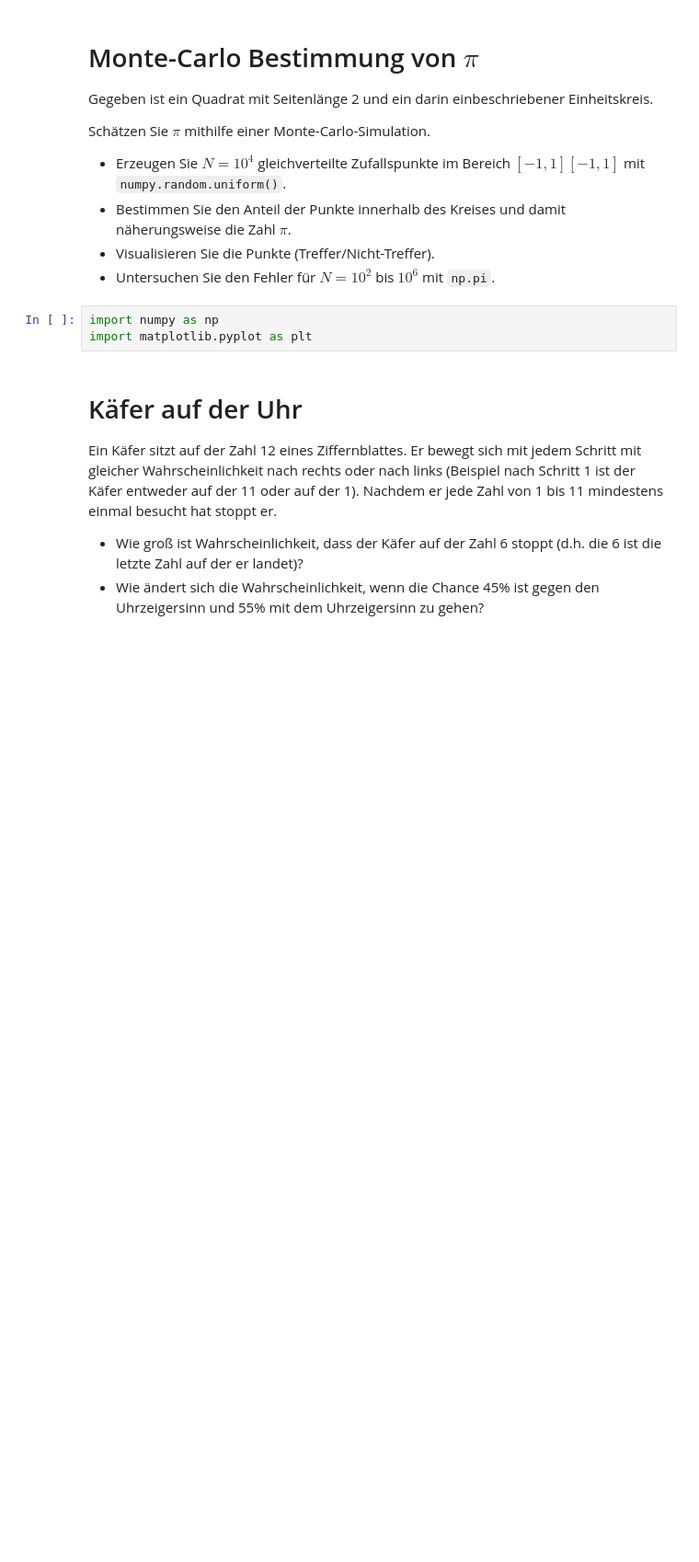
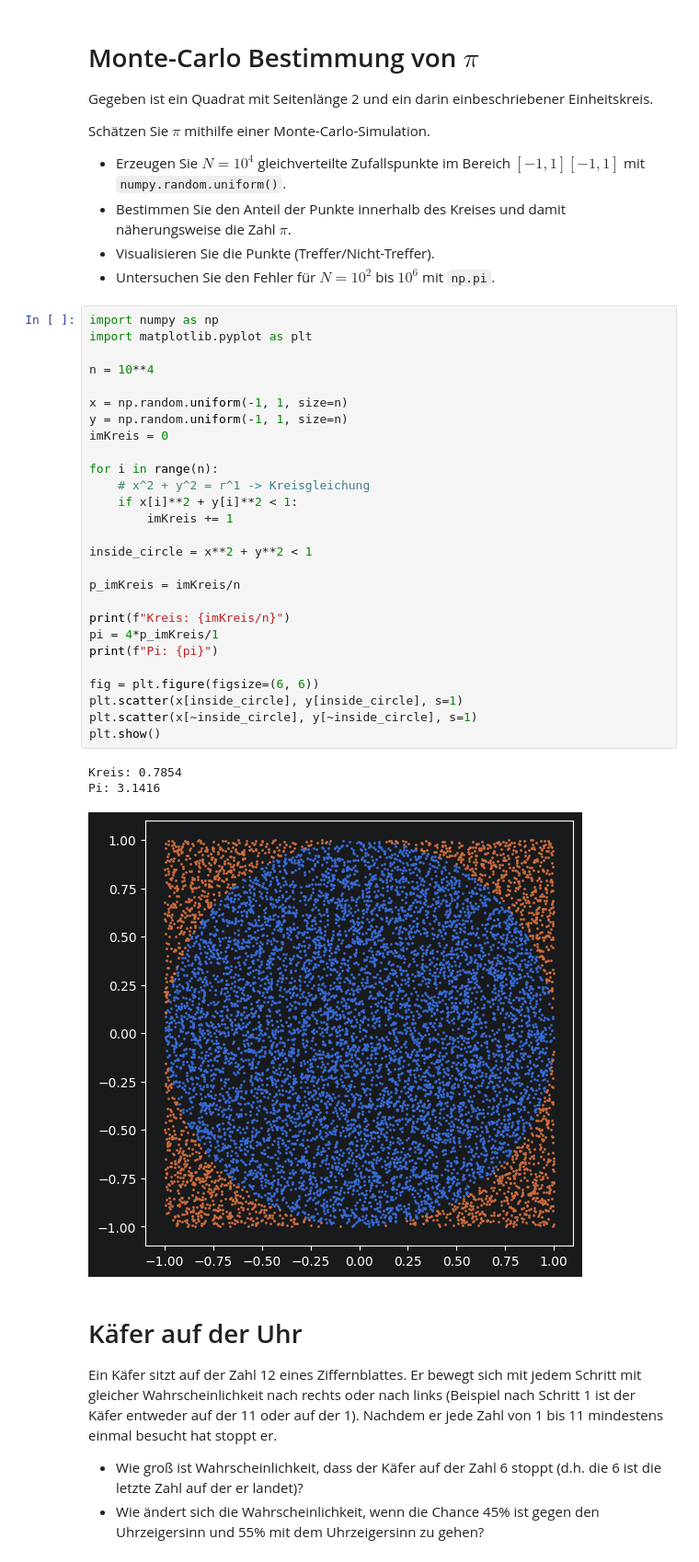
Before and after one commit to lukas3482/statistik_jupiter, a Jupyter notebook: seminar1_wk.ipynb, the cells around one changed output. Shown at 92% size. Cells and saved outputs as stored; diff of their text form; blank space fills up the shorter version.

```diff
--- a/seminar1_wk.ipynb
+++ b/seminar1_wk.ipynb
@@ -61,6 +160,34 @@ Schätzen Sie $\pi$ mithilfe einer Monte-Carlo-Simulation.
 # %%
 import numpy as np
 import matplotlib.pyplot as plt
+
+n = 10**4
+
+x = np.random.uniform(-1, 1, size=n)
+y = np.random.uniform(-1, 1, size=n)
+imKreis = 0
+
+for i in range(n):
+    # x^2 + y^2 = r^1 -> Kreisgleichung
+    if x[i]**2 + y[i]**2 < 1:
+        imKreis += 1
+
+inside_circle = x**2 + y**2 < 1
+
+p_imKreis = imKreis/n
+
+print(f"Kreis: {imKreis/n}")
+pi = 4*p_imKreis/1
+print(f"Pi: {pi}")
+
+fig = plt.figure(figsize=(6, 6))
+plt.scatter(x[inside_circle], y[inside_circle], s=1)
+plt.scatter(x[~inside_circle], y[~inside_circle], s=1)
+plt.show()
+# %% [output]
+Kreis: 0.7854
+Pi: 3.1416
+[figure, added]
 # %% [markdown]
 # Käfer auf der Uhr
 Ein Käfer sitzt auf der Zahl 12 eines Ziffernblattes. Er bewegt sich mit jedem Schritt mit gleicher Wahrscheinlichkeit nach rechts oder nach links (Beispiel nach Schritt 1 ist der Käfer entweder auf der 11 oder auf der 1). Nachdem er jede Zahl von 1 bis 11 mindestens einmal besucht hat stoppt er.
```
Also changed, not shown: parts of 4 cells of this notebook.
